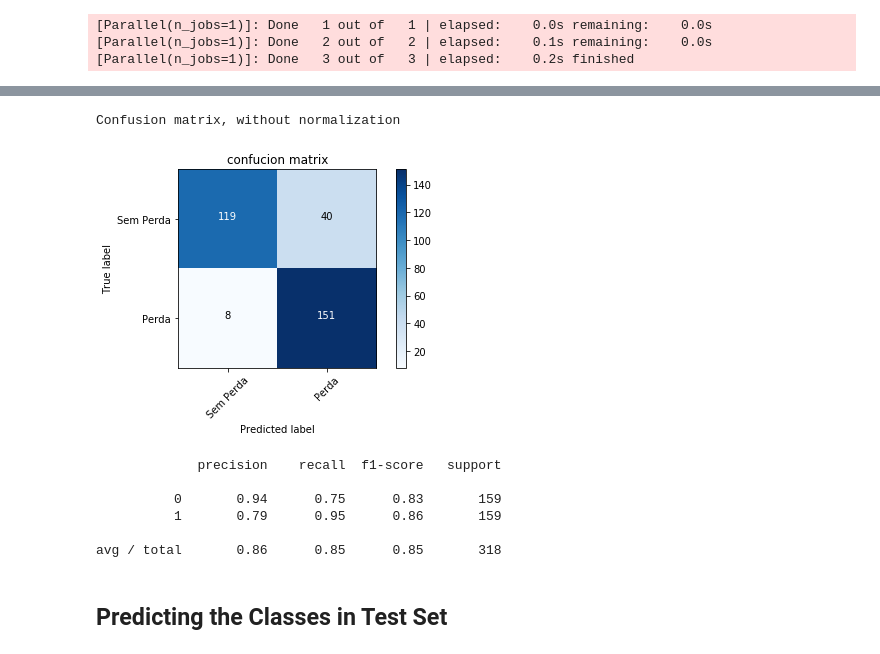
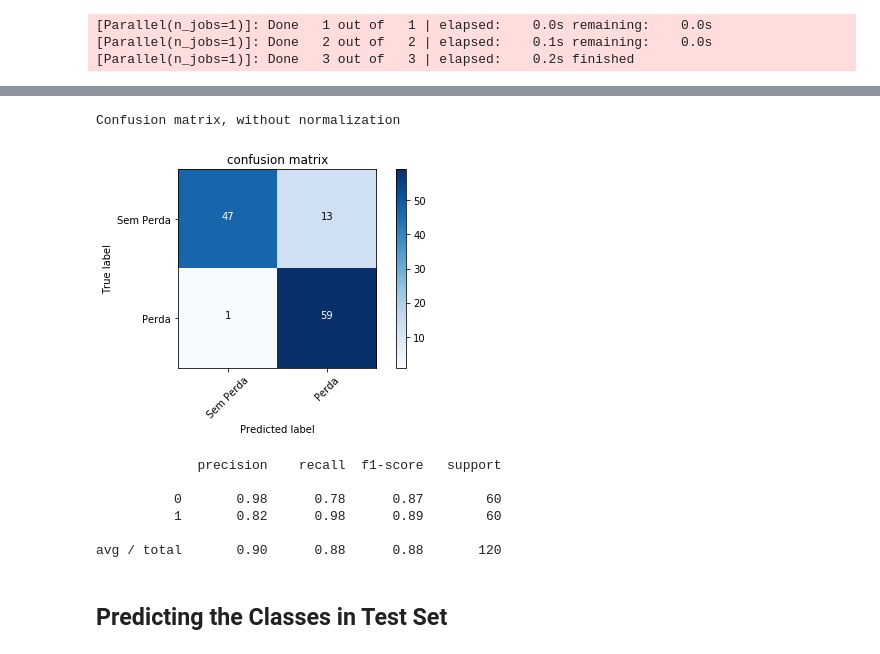
Before and after one commit to giovanimachado/mSc, a Jupyter notebook: mlModelsKNN.ipynb, the cells around one changed output, grey strips where cells are left out. Drawn from its saved outputs; the diff is of its cells as text; code cells hidden in the pictures.

```diff
--- a/mlModelsKNN.ipynb
+++ b/mlModelsKNN.ipynb
@@ -110,6 +122,9 @@ pd.options.display.max_columns=60
 # %%
-train=pd.read_csv('baseProjetoTrainOver.csv', index_col=0)
-test=pd.read_csv('baseProjetoTest.csv', index_col=0)
+# train=pd.read_csv('baseProjetoTrainOver.csv', index_col=0)
+# test=pd.read_csv('baseProjetoTest.csv', index_col=0)
+
+train=pd.read_csv('baseProjetoTrainOverFase1.csv', index_col=0)
+test=pd.read_csv('baseProjetoTestFase1.csv', index_col=0)
 
 X_train = train[['ATRIB_MAX1',
         'ATRIB_DIST1', 'DIFP', 'MGP1', 'MGP2', 'MGP3', 'MGP4', 'MGP5', 'MGP6',
@@ -140,3 +155,5 @@ X_test_scaled = scaler.fit_transform(X_test)
 # %%
 knn = KNeighborsClassifier(n_neighbors=5, weights='uniform', algorithm='auto', leaf_size=30,
                           p=2, metric='minkowski', metric_params=None, n_jobs=-1)
+# %%
+knn.fit(X_train_scaled, y_train)
@@ -146,6 +190,3 @@ parameters = {'n_neighbors': [3,4,15],
               'leaf_size': [10,30,50,100]
               }
 cv = GridSearchCV(knn, param_grid=parameters, verbose=3, n_jobs=-1)
-# %%
-#  rf.fit(X_train, y_train);
-cv.fit(X_train, y_train);
@@ -163,0 +193,2 @@ print(cv.best_params_)
+# %%
+cv.fit(X_train_scaled, y_train)
@@ -260,17 +262,17 @@ auc_train
 # %%
-printcfm(y_train,y_train_pred)
+printcfm(y_train, y_train_pred, title='confusion matrix')
 # %% [output]
 Confusion matrix, without normalization
-[figure, old version]
+[figure, new version]
 # %%
 print(classification_report(y_train, y_train_pred))
 # %% [output]
              precision    recall  f1-score   support
 
-          0       0.94      0.75      0.83       159
-          1       0.79      0.95      0.86       159
+          0       0.98      0.78      0.87        60
+          1       0.82      0.98      0.89        60
 
-avg / total       0.86      0.85      0.85       318
+avg / total       0.90      0.88      0.88       120
 # %% [markdown]
 ## Predicting the Classes in Test Set
 # %%
```
Also changed, not shown: parts of 51 cells of this notebook, 2 other files.
